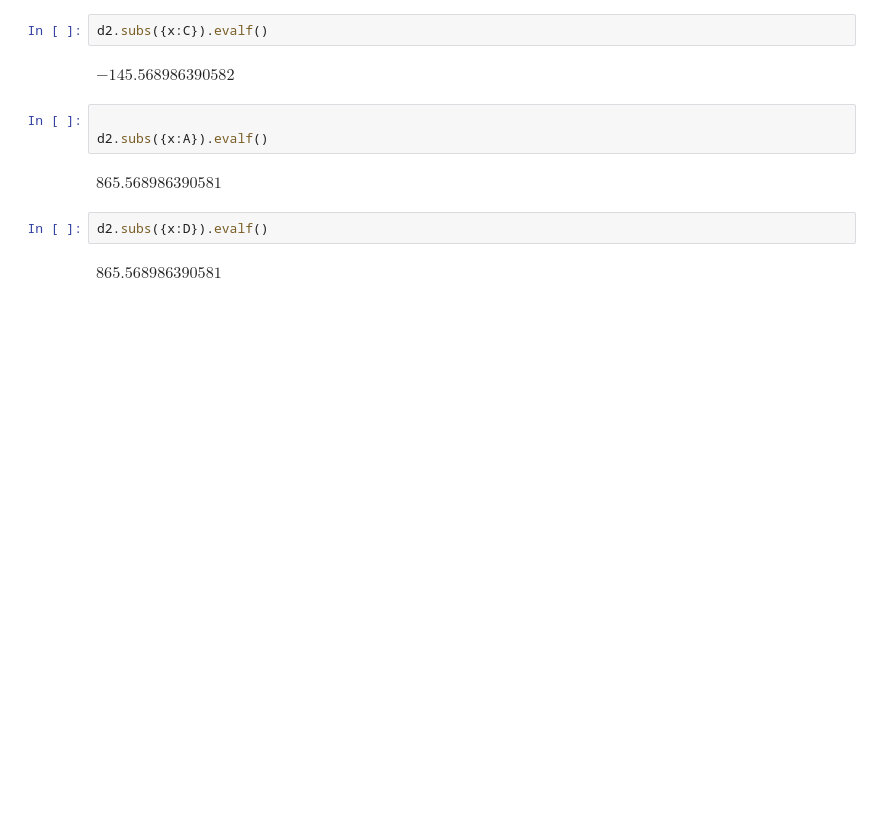
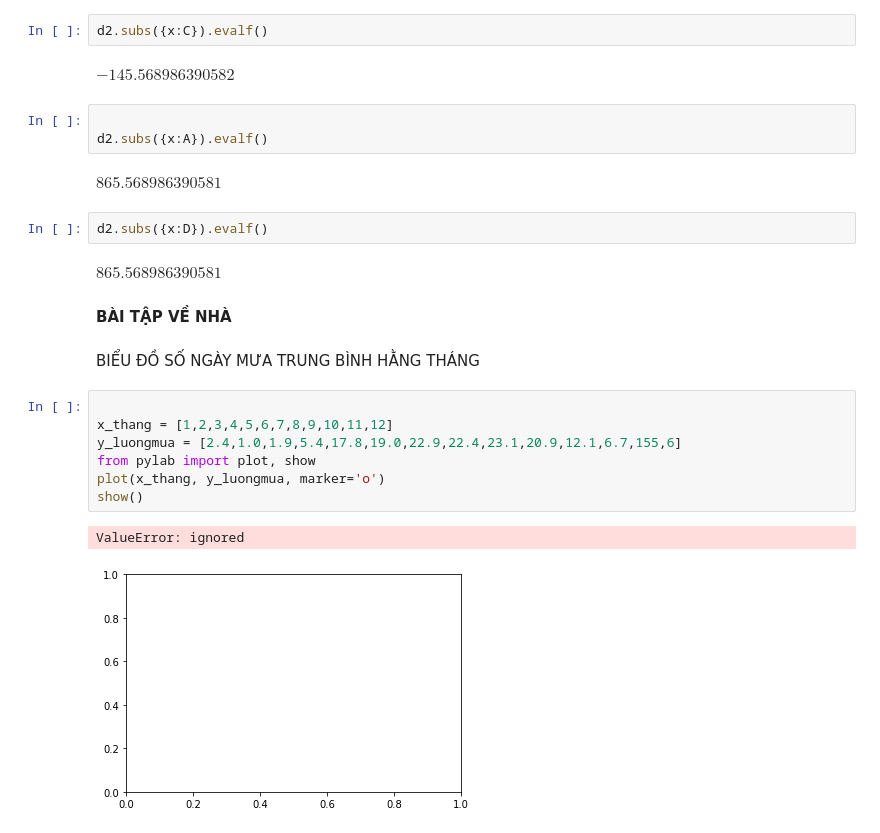
Before and after one commit to anhhuy1010/THUC_HANH_TOAN_CAO_CAP, a Jupyter notebook: Untitled2.ipynb, the cells around one changed output. Drawn from its saved outputs; the diff is of its cells as text; blank space fills up the shorter version.

```diff
--- a/Untitled2.ipynb
+++ b/Untitled2.ipynb
@@ -132,3 +148,17 @@ $\displaystyle 865.568986390581$
 d2.subs({x:D}).evalf()
 # %% [output]
 $\displaystyle 865.568986390581$
+# %% [markdown]
+**BÀI TẬP VỀ NHÀ**
+# %% [markdown]
+BIỂU ĐỒ SỐ NGÀY MƯA TRUNG BÌNH HẰNG THÁNG
+# %%
+
+x_thang = [1,2,3,4,5,6,7,8,9,10,11,12]
+y_luongmua = [2.4,1.0,1.9,5.4,17.8,19.0,22.9,22.4,23.1,20.9,12.1,6.7,155,6]
+from pylab import plot, show
+plot(x_thang, y_luongmua, marker='o')
+show()
+# %% [output]
+ValueError: ignored
+[figure, added]
```
Also changed, not shown: parts of 2 cells of this notebook.
